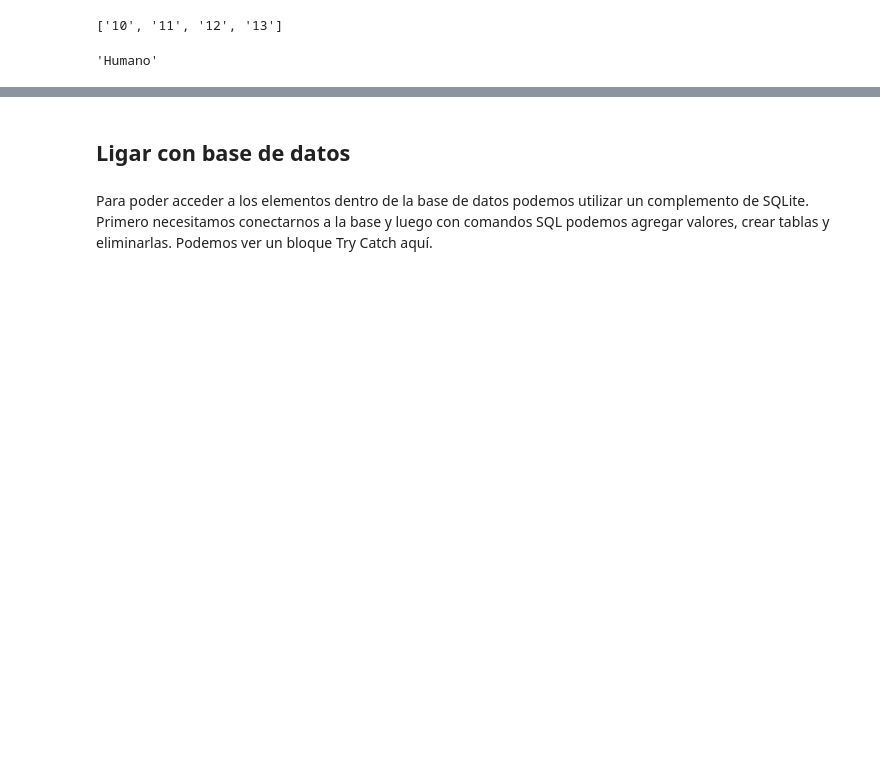
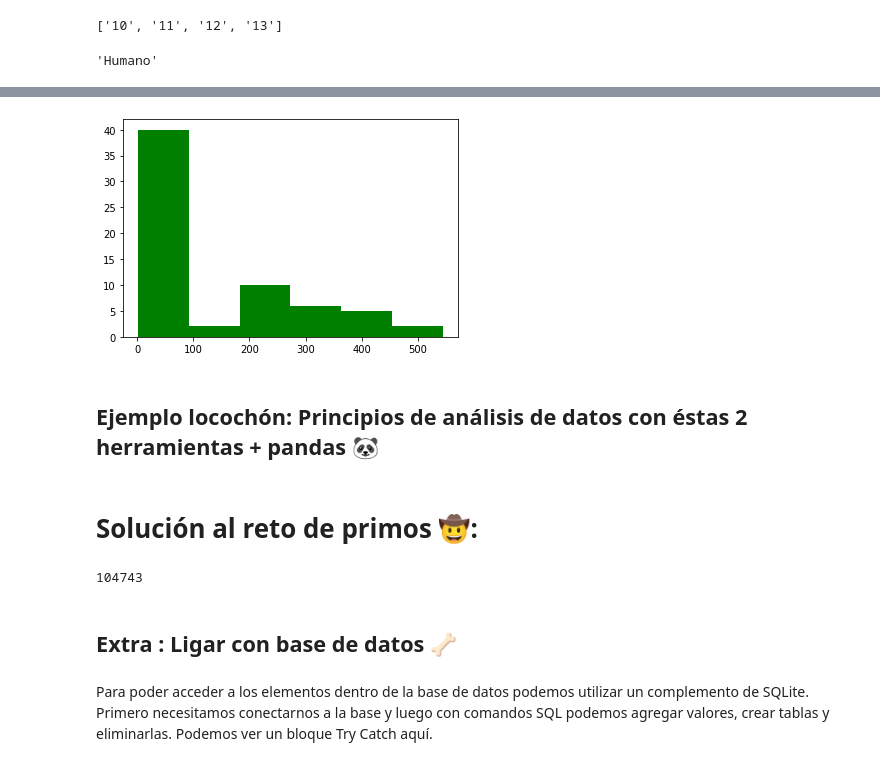
Before and after one commit to Danielhdz0/Python2020-1B, a Jupyter notebook: Desktop/Pythons/El Lenguaje de programación Python.ipynb, the cells around one changed output, grey strips where cells are left out. Cells and saved outputs as stored; diff of their text form; code cells hidden in the pictures; blank space fills up the shorter version.

```diff
--- a/Desktop/Pythons/El Lenguaje de programación Python.ipynb
+++ b/Desktop/Pythons/El Lenguaje de programación Python.ipynb
@@ -1319,0 +1514,10 @@ AttributeError: 'Chalan' object has no attribute 'consulta_tareas'
+# %%
+import matplotlib.pyplot as plt
+x = [2,4,6,5,42,543,5,3,73,64,42,97,63,76,63,8,73,97,23,45,56,89,45,3,23,2,5,78,23,56,67,78,8,3,78,34,67,23,324,234,43,544,54,33,223,443,444,234,76,432,233,23,232,243,222,221,254,222,276,300,353,354,387,364,309]
+num_bins = 6
+n, bins, patches = plt.hist(x, num_bins, facecolor = 'green')
+plt.show()
+# %% [output]
+[figure, added]
+# %% [markdown]
+## Ejemplo locochón: Principios de análisis de datos con éstas 2 herramientas + pandas 🐼
@@ -1320,5 +1526,23 @@ AttributeError: 'Chalan' object has no attribute 'consulta_tareas'
+# %% [markdown]
+# Solución al reto de primos 🤠:
+# %%
+limite = 10001
+i = 3
+cuenta = 1
+primo = 2
+while cuenta < limite:
+    for x in range(3, int(i ** 0.5) + 1, 2):
+        if i % x == 0:
+            break
+    else:
+        primo = i
+        cuenta += 1
+    i += 2
+print(primo)
+# %% [output]
+104743
 # %% [markdown]
-## Ligar con base de datos
+## Extra : Ligar con base de datos 🦴
 # %%
 import sqlite3
 from tkinter import *
```
Also changed, not shown: parts of 29 cells of this notebook, 2 other files.
